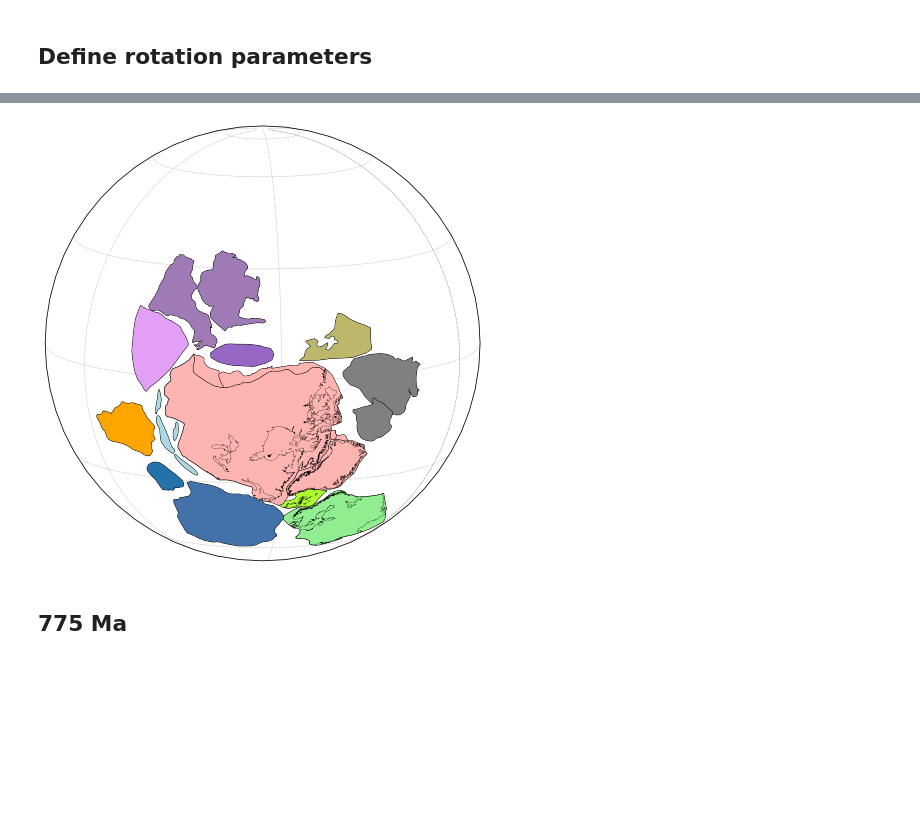
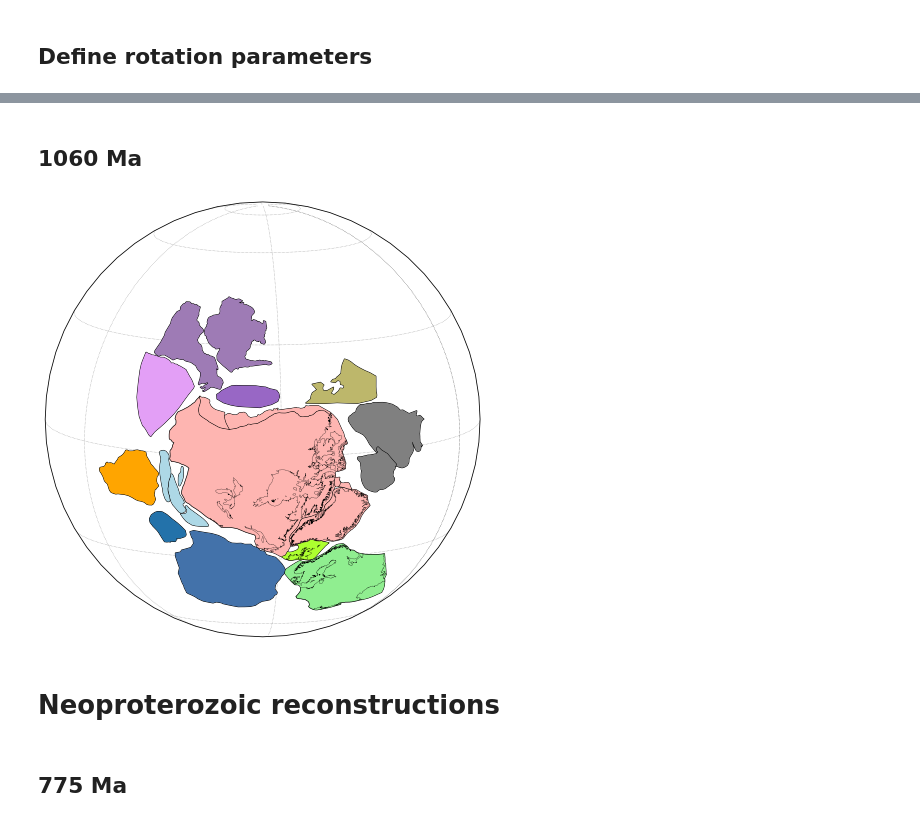
Before and after one commit to Swanson-Hysell/Mesoproterozoic_Turning_Point, a Jupyter notebook: code/paleogeography.ipynb, the cells around one changed output, grey strips where cells are left out. Drawn from its saved outputs; the diff is of its cells as text; code cells hidden in the pictures; blank space fills up the shorter version.

Commit message:
add Mesoproterozoic reconstruction code; update AREPA blocks

```diff
--- a/code/paleogeography.ipynb
+++ b/code/paleogeography.ipynb
@@ -157,7 +159,7 @@ def plot_Zealandia(ax, Laur_Euler):
 #Baltica_Laur_Euler = [75.8,-95.8,-59.2] #version currently in our Rodinia model
 #Baltica_Laur_Euler = [74.8,-58.1,-72.3] #possible model update to match CIMP fit
 #Baltica_Laur_Euler = [81,250,-50] #Cawood et al 2010 as implemented in Ding2021
-Baltica_Laur_Euler = [77.0273,-130.9802,-42.9243]
+
 def plot_Baltica(ax, Laur_Euler):
     craton_plot(ax, [302], [Baltica_Laur_Euler, Laur_Euler],
                 'k', Baltica_color, cratons_alpha, cratons_lw, gpml='shapes_cratons.gpml')
@@ -180,20 +182,18 @@ def plot_RDLP(ax, Laur_Euler):
 Parana_Amazonia_Euler = [0.67,103.22,-30.82]
 
 
-Arequipa_Laur_Euler = [10.4623,-59.0247,-114.4461]
-Antofalla_Laur_Euler = [13.3475,-52.8791,-95.6021]
-Pampia_Laur_Euler = [-7.3052,117.0047,117.7155]
-def plot_Arequipa(ax, Laur_Euler):
-    craton_plot(ax, [20110], [Arequipa_Laur_Euler, Laur_Euler],
+Arequipa_Antofalla_Euler = [-16.17,-68.14,-17.12]
+Antofalla_Laur_Euler = [11.7727,-52.3764,-100.4464]
+Pampia_Antofalla_Euler = [90.0,0.0,0.0]
+def plot_AREPA(ax, Laur_Euler):
+    craton_plot(ax, [20110], [Arequipa_Antofalla_Euler,Antofalla_Laur_Euler, Laur_Euler],
                 'k', Arequipa_color, cratons_alpha, cratons_lw, gpml='shapes_cratons.gpml')
-def plot_Antofalla(ax, Laur_Euler):
     craton_plot(ax, [20111], [Antofalla_Laur_Euler, Laur_Euler],
                 'k', Arequipa_color, cratons_alpha, cratons_lw, gpml='shapes_cratons.gpml')
-def plot_Pampia(ax, Laur_Euler):
-    craton_plot(ax, [2902], [Pampia_Laur_Euler, Laur_Euler],
+    craton_plot(ax, [2902], [Pampia_Antofalla_Euler,Antofalla_Laur_Euler, Laur_Euler],
                 'k', Arequipa_color, cratons_alpha, cratons_lw, gpml='shapes_cratons.gpml')
 
-Cuyania_Laur_Euler = [-8.2111,123.6631,114.4011]
+Cuyania_Laur_Euler = [-8.3602,123.7318,114.5843]
 def plot_Cuyania(ax, Laur_Euler):
     craton_plot(ax, [2901], [Cuyania_Laur_Euler, Laur_Euler],
                 'k', Arequipa_color, cratons_alpha, cratons_lw, gpml='shapes_cratons.gpml')
@@ -212,30 +301,36 @@ Rayner_India_Euler = [1.8434,-165.1696,-91.8395]
+# %% [markdown]
+## 1060 Ma
 # %%
-Laur_Euler_1050 = [-40.3,-22.4,190.4]
+Laur_Euler_1060 = [-43.5,-18.9,194.8]
+
+Baltica_Laur_Euler = [77.0273,-130.9802,-42.9243]
+Amazonia_Laur_Euler = [11.8842,-42.4498,-103.372]
+Kalahari_Laur_Euler = [13.6064,-25.6736,-154.3672]
 
 ax = ipmag.make_orthographic_map(add_land=False, central_longitude=115, central_latitude=10,
                                  figsize=(8,8), grid_lines=False)
 
-plot_Laurentia(ax,Laur_Euler_1050)
-plot_Siberia(ax,Laur_Euler_1050)
-plot_Baltica(ax,Laur_Euler_1050)
-plot_Amazonia(ax,Laur_Euler_1050)
-plot_RDLP(ax,Laur_Euler_1050)
-plot_North_China(ax,Laur_Euler_1050)
-plot_Australia(ax,Laur_Euler_1050)
-plot_Kalahari(ax, Laur_Euler_1050)
-plot_Cuyania(ax, Laur_Euler_1050)
-plot_Arequipa(ax, Laur_Euler_1050)
-plot_Antofalla(ax, Laur_Euler_1050)
-plot_Pampia(ax, Laur_Euler_1050)
-plot_Zealandia(ax, Laur_Euler_1050)
+plot_Laurentia(ax,Laur_Euler_1060)
+plot_Siberia(ax,Laur_Euler_1060)
+plot_Baltica(ax,Laur_Euler_1060)
+plot_Amazonia(ax,Laur_Euler_1060)
+plot_RDLP(ax,Laur_Euler_1060)
+plot_North_China(ax,Laur_Euler_1060)
+plot_Australia(ax,Laur_Euler_1060)
+plot_Kalahari(ax, Laur_Euler_1060)
+plot_Cuyania(ax, Laur_Euler_1060)
+plot_AREPA(ax, Laur_Euler_1060)
+plot_Zealandia(ax, Laur_Euler_1060)
 
 ax.gridlines(xlocs=lon_grid, ylocs=lat_grid, linewidth=0.5,
              color='C7', linestyle='dotted', zorder=-1)
 
-plt.savefig('reconstructions/Laurentia_1050.pdf')
+plt.savefig('reconstructions/Laurentia_1060.pdf')
 plt.show()
 # %% [output]
-[figure, old version]
+[figure, new version]
+# %% [markdown]
+# Neoproterozoic reconstructions
 # %% [markdown]
 ## 775 Ma
 # %%
```
Also changed, not shown: parts of 13 cells of this notebook, 1 other file.
